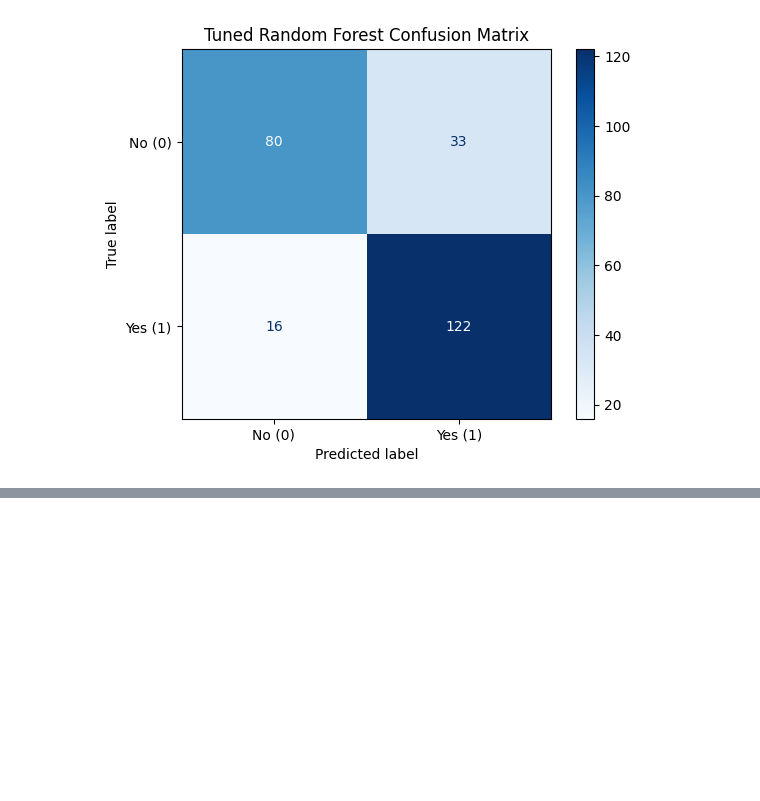
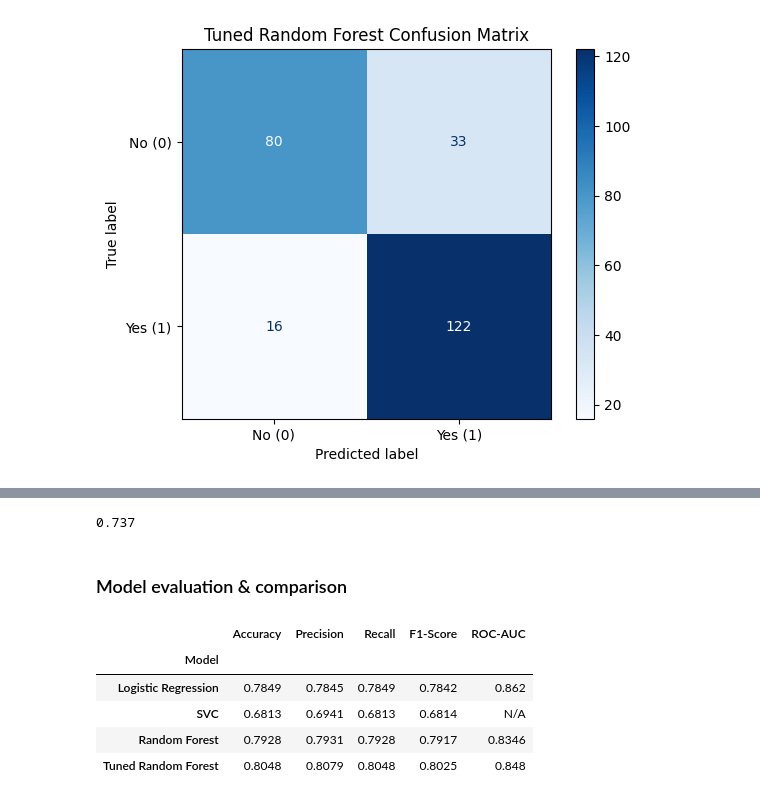
Before and after one commit to Aswathy-Nair-MP/Mental-health-tech-prediction, a Jupyter notebook: mental-health-tech-prediction.ipynb, the cells around one changed output, grey strips where cells are left out. Cells and saved outputs as stored; diff of their text form; code cells hidden in the pictures; blank space fills up the shorter version.

```diff
--- a/mental-health-tech-prediction.ipynb
+++ b/mental-health-tech-prediction.ipynb
@@ -592,0 +653,49 @@ Confusion Matrix:
+# %%
+svm_model.score(X_train, y_train) #train accuracy
+# %% [output]
+0.737
+# %% [markdown]
+### Model evaluation & comparison
+# %%
+import pandas as pd
+from sklearn.metrics import accuracy_score, precision_score, recall_score, f1_score, roc_auc_score
+
+models_results = {
+    'Logistic Regression': (y_pred_lr, model_lr.predict_proba(X_test_scaled)[:, 1]),
+    'SVC': (y_pred_svm, model_svc.predict_proba(X_test_scaled)[:, 1] if hasattr(svm_model, "predict_proba") else None),
+    'Random Forest': (y_pred_rf, model_rf.predict_proba(X_test_scaled)[:, 1]),
+    'Tuned Random Forest': (y_pred_rf_tuned, model_rf_tuned.predict_proba(X_test_scaled)[:, 1])
+}
+
+eval_metrics = []
+
+for name, (preds, probs) in models_results.items():
+    acc = accuracy_score(y_test, preds)
+    prec = precision_score(y_test, preds, average='weighted', zero_division=0)
+    rec = recall_score(y_test, preds, average='weighted', zero_division=0)
+    f1 = f1_score(y_test, preds, average='weighted', zero_division=0)
+
+    try:
+        roc_auc = roc_auc_score(y_test, probs) if probs is not None else None
+    except:
+        roc_auc = None
+
+    eval_metrics.append({
+        'Model': name,
+        'Accuracy': round(acc, 4),
+        'Precision': round(prec, 4),
+        'Recall': round(rec, 4),
+        'F1-Score': round(f1, 4),
+        'ROC-AUC': round(roc_auc, 4) if roc_auc else 'N/A'
+    })
+
+comparison_df = pd.DataFrame(eval_metrics)
+comparison_df.set_index('Model', inplace=True)
+display(comparison_df)
+# %% [output]
+|  | Accuracy | Precision | Recall | F1-Score | ROC-AUC |
+| Model |  |  |  |  |  |
+| Logistic Regression | 0.7849 | 0.7845 | 0.7849 | 0.7842 | 0.862 |
+| SVC | 0.6813 | 0.6941 | 0.6813 | 0.6814 | N/A |
+| Random Forest | 0.7928 | 0.7931 | 0.7928 | 0.7917 | 0.8346 |
+| Tuned Random Forest | 0.8048 | 0.8079 | 0.8048 | 0.8025 | 0.848 |
```
Also changed, not shown: parts of 9 cells of this notebook, 3 other files.
